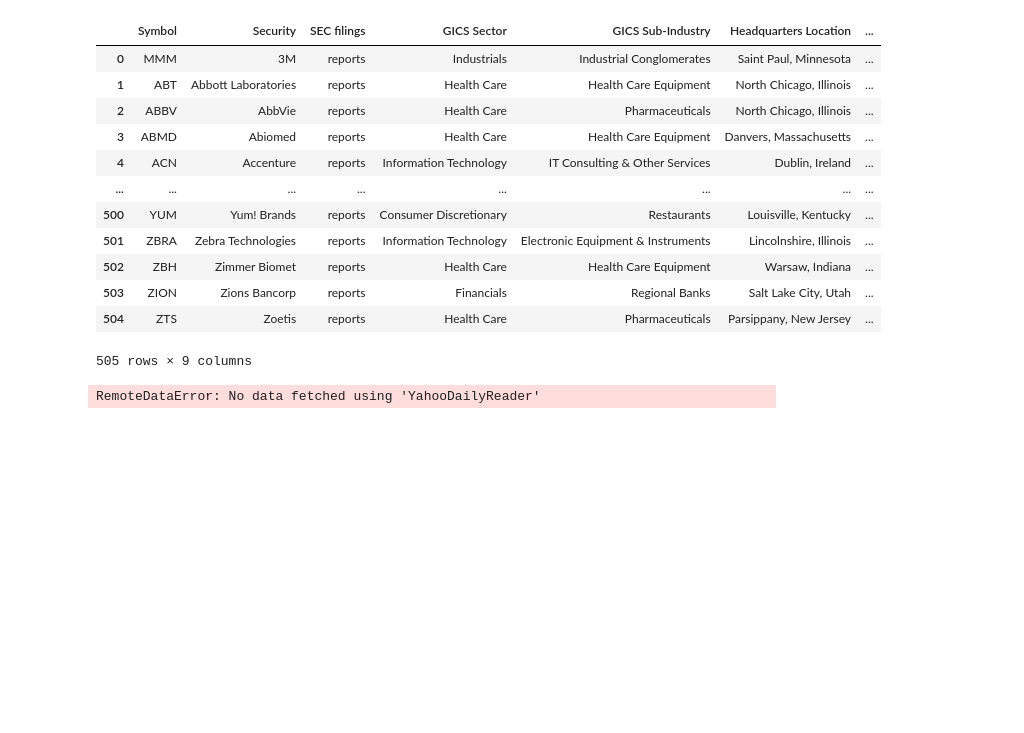
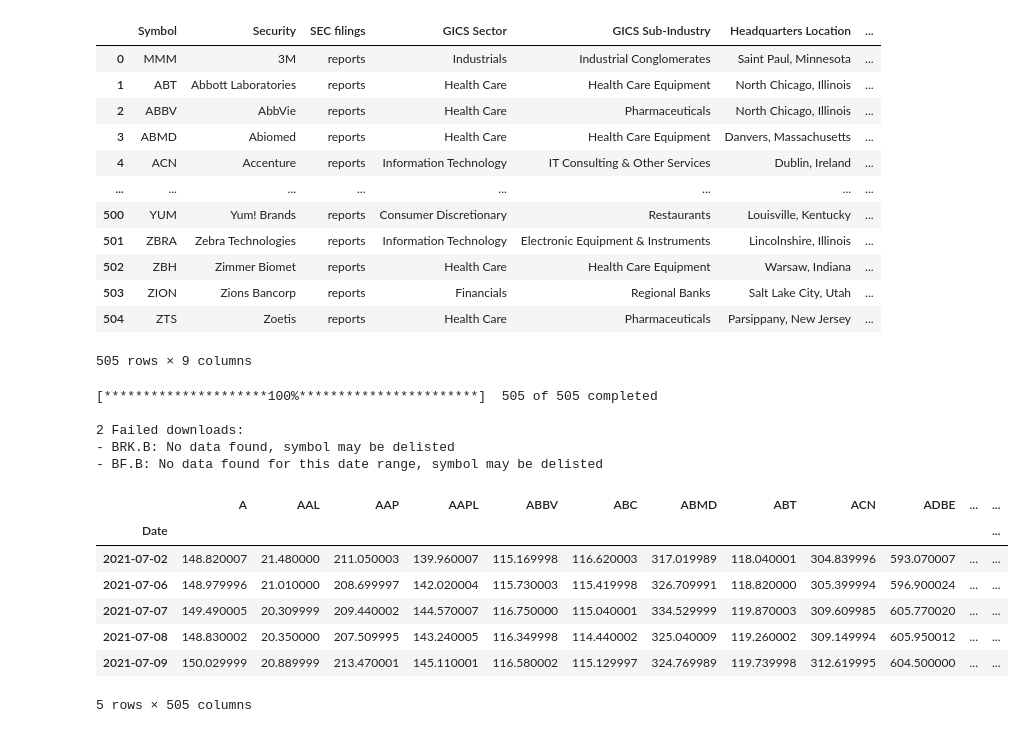
Before and after one commit to 4art/quant, a Jupyter notebook: spx_ma.ipynb, the cells around one changed output. Saved outputs shown, nothing was run; the diff lists cells and outputs as text; code cells hidden in the pictures; blank space fills up the shorter version.

```diff
--- a/spx_ma.ipynb
+++ b/spx_ma.ipynb
@@ -26,14 +57,25 @@ df
 505 rows × 9 columns
 # %%
 # list comprehension to replace data in strings
-t = [x.replace('.', '-') for x in tickers]
 
-start = datetime.date(2021,1,1)
-end = datetime.date.today()
-data = web.DataReader(t, 'yahoo', start, end)
-data
+ma_count = 21
+
+data = pdr.get_data_yahoo(tickers, start=dt.datetime(2021,1,1), end=dt.date.today())['Close']
+data.tail()
 # %% [output]
-RemoteDataError: No data fetched using 'YahooDailyReader'
+[*********************100%***********************]  505 of 505 completed
+
+2 Failed downloads:
+- BRK.B: No data found, symbol may be delisted
+- BF.B: No data found for this date range, symbol may be delisted
+|  | A | AAL | AAP | AAPL | ABBV | ABC | ABMD | ABT | ACN | ADBE | ... | ... |
+| Date |  |  |  |  |  |  |  |  |  |  |  | ... |
+| 2021-07-02 | 148.820007 | 21.480000 | 211.050003 | 139.960007 | 115.169998 | 116.620003 | 317.019989 | 118.040001 | 304.839996 | 593.070007 | ... | ... |
+| 2021-07-06 | 148.979996 | 21.010000 | 208.699997 | 142.020004 | 115.730003 | 115.419998 | 326.709991 | 118.820000 | 305.399994 | 596.900024 | ... | ... |
+| 2021-07-07 | 149.490005 | 20.309999 | 209.440002 | 144.570007 | 116.750000 | 115.040001 | 334.529999 | 119.870003 | 309.609985 | 605.770020 | ... | ... |
+| 2021-07-08 | 148.830002 | 20.350000 | 207.509995 | 143.240005 | 116.349998 | 114.440002 | 325.040009 | 119.260002 | 309.149994 | 605.950012 | ... | ... |
+| 2021-07-09 | 150.029999 | 20.889999 | 213.470001 | 145.110001 | 116.580002 | 115.129997 | 324.769989 | 119.739998 | 312.619995 | 604.500000 | ... | ... |
+5 rows × 505 columns
 # %%
 ma = data.rolling(window=ma_count).mean()
 ma_pers = data.div(ma).mul(100).sub(100)
```
Also changed, not shown: parts of 4 cells of this notebook, 2 other files.
